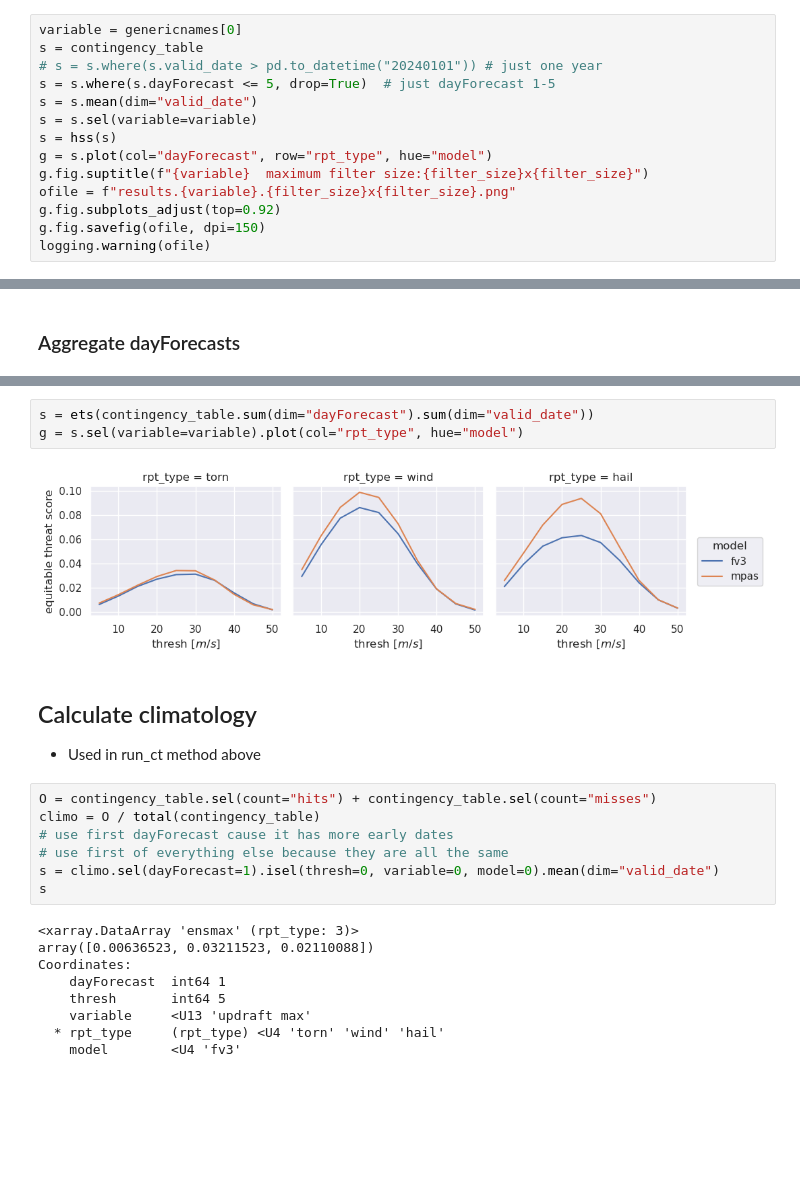
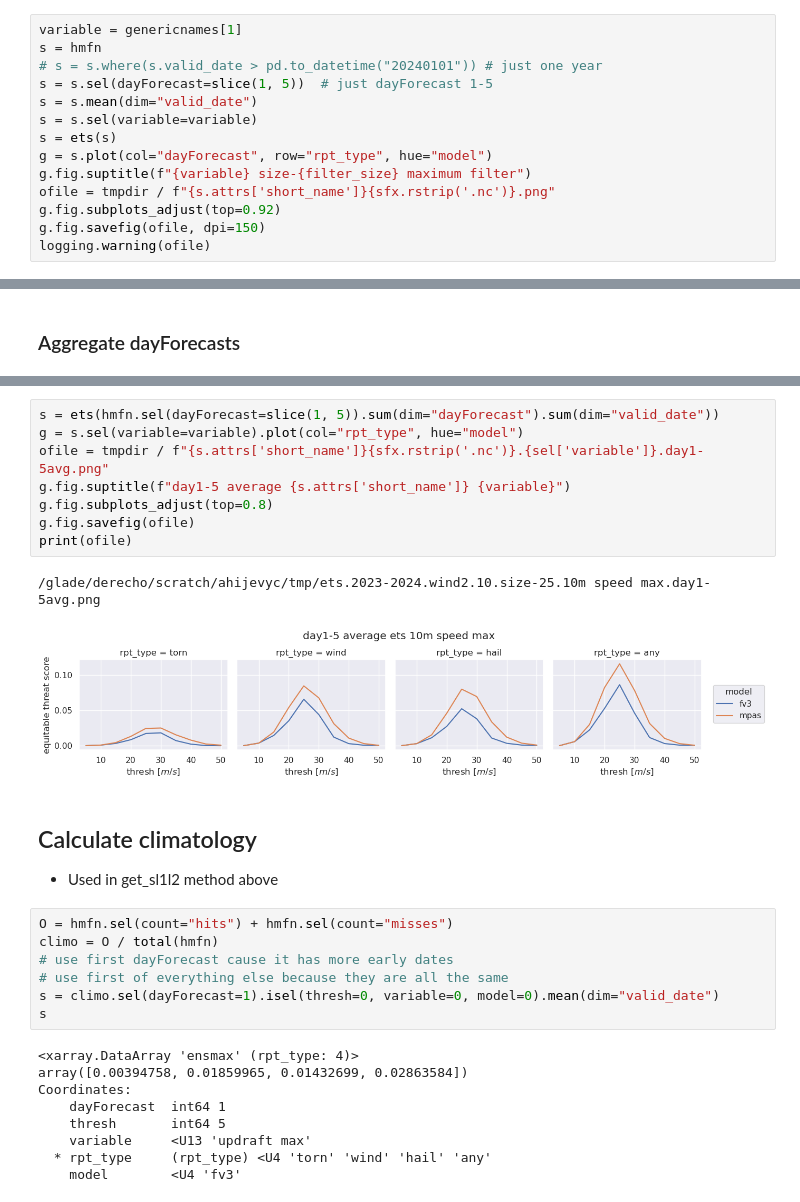
Before and after one commit to ahijevyc/ldmason_hwt, a Jupyter notebook: model_vars_rpt_types.ipynb, the cells around one changed output, grey strips where cells are left out. Saved outputs shown, nothing was run; the diff lists cells and outputs as text; blank space fills up the shorter version.

```diff
--- a/model_vars_rpt_types.ipynb
+++ b/model_vars_rpt_types.ipynb
@@ -233,16 +375,16 @@ For example, equitable threat score (ets), bias, Heidke Skill Score (hss), false
 - variable
 - rpt_type
 # %%
-variable = genericnames[0]
-s = contingency_table
+variable = genericnames[1]
+s = hmfn
 # s = s.where(s.valid_date > pd.to_datetime("20240101")) # just one year
-s = s.where(s.dayForecast <= 5, drop=True)  # just dayForecast 1-5
+s = s.sel(dayForecast=slice(1, 5))  # just dayForecast 1-5
 s = s.mean(dim="valid_date")
 s = s.sel(variable=variable)
-s = hss(s)
+s = ets(s)
 g = s.plot(col="dayForecast", row="rpt_type", hue="model")
-g.fig.suptitle(f"{variable}  maximum filter size:{filter_size}x{filter_size}")
-ofile = f"results.{variable}.{filter_size}x{filter_size}.png"
+g.fig.suptitle(f"{variable} size-{filter_size} maximum filter")
+ofile = tmpdir / f"{s.attrs['short_name']}{sfx.rstrip('.nc')}.png"
 g.fig.subplots_adjust(top=0.92)
 g.fig.savefig(ofile, dpi=150)
 logging.warning(ofile)
@@ -363,24 +596,30 @@ g.add_legend()
 # %%
-s = ets(contingency_table.sum(dim="dayForecast").sum(dim="valid_date"))
+s = ets(hmfn.sel(dayForecast=slice(1, 5)).sum(dim="dayForecast").sum(dim="valid_date"))
 g = s.sel(variable=variable).plot(col="rpt_type", hue="model")
+ofile = tmpdir / f"{s.attrs['short_name']}{sfx.rstrip('.nc')}.{sel['variable']}.day1-5avg.png"
+g.fig.suptitle(f"day1-5 average {s.attrs['short_name']} {variable}")
+g.fig.subplots_adjust(top=0.8)
+g.fig.savefig(ofile)
+print(ofile)
 # %% [output]
+/glade/derecho/scratch/ahijevyc/tmp/ets.2023-2024.wind2.10.size-25.10m speed max.day1-5avg.png
-[figure, old version]
+[figure, new version]
 # %% [markdown]
 ## Calculate climatology
-- Used in run_ct method above
+- Used in get_sl1l2 method above
 # %%
-O = contingency_table.sel(count="hits") + contingency_table.sel(count="misses")
-climo = O / total(contingency_table)
+O = hmfn.sel(count="hits") + hmfn.sel(count="misses")
+climo = O / total(hmfn)
 # use first dayForecast cause it has more early dates
 # use first of everything else because they are all the same
 s = climo.sel(dayForecast=1).isel(thresh=0, variable=0, model=0).mean(dim="valid_date")
 s
 # %% [output]
-<xarray.DataArray 'ensmax' (rpt_type: 3)>
-array([0.00636523, 0.03211523, 0.02110088])
+<xarray.DataArray 'ensmax' (rpt_type: 4)>
+array([0.00394758, 0.01859965, 0.01432699, 0.02863584])
 Coordinates:
     dayForecast  int64 1
     thresh       int64 5
     variable     <U13 'updraft max'
-  * rpt_type     (rpt_type) <U4 'torn' 'wind' 'hail'
+  * rpt_type     (rpt_type) <U4 'torn' 'wind' 'hail' 'any'
     model        <U4 'fv3'
```
Also changed, not shown: parts of 34 cells of this notebook, 6 other files.
